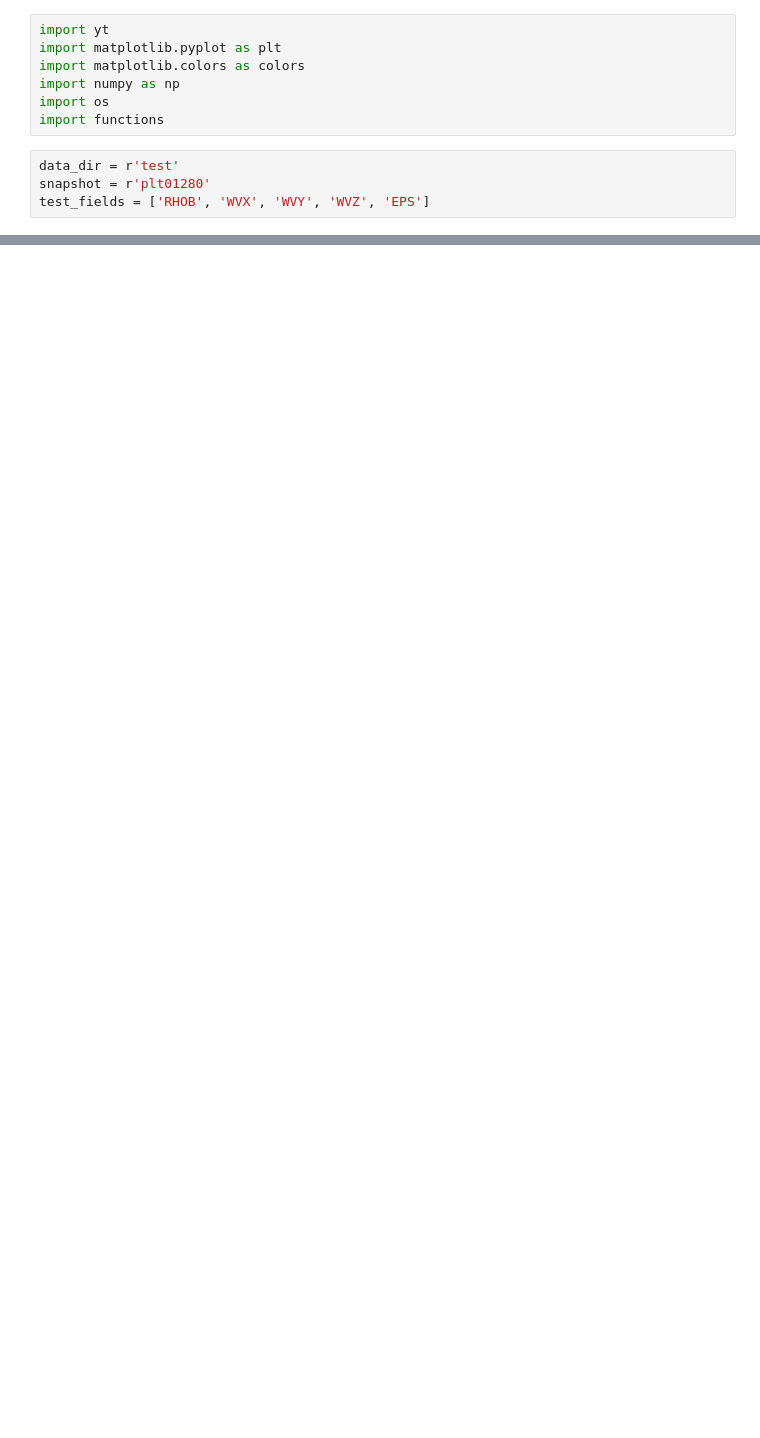
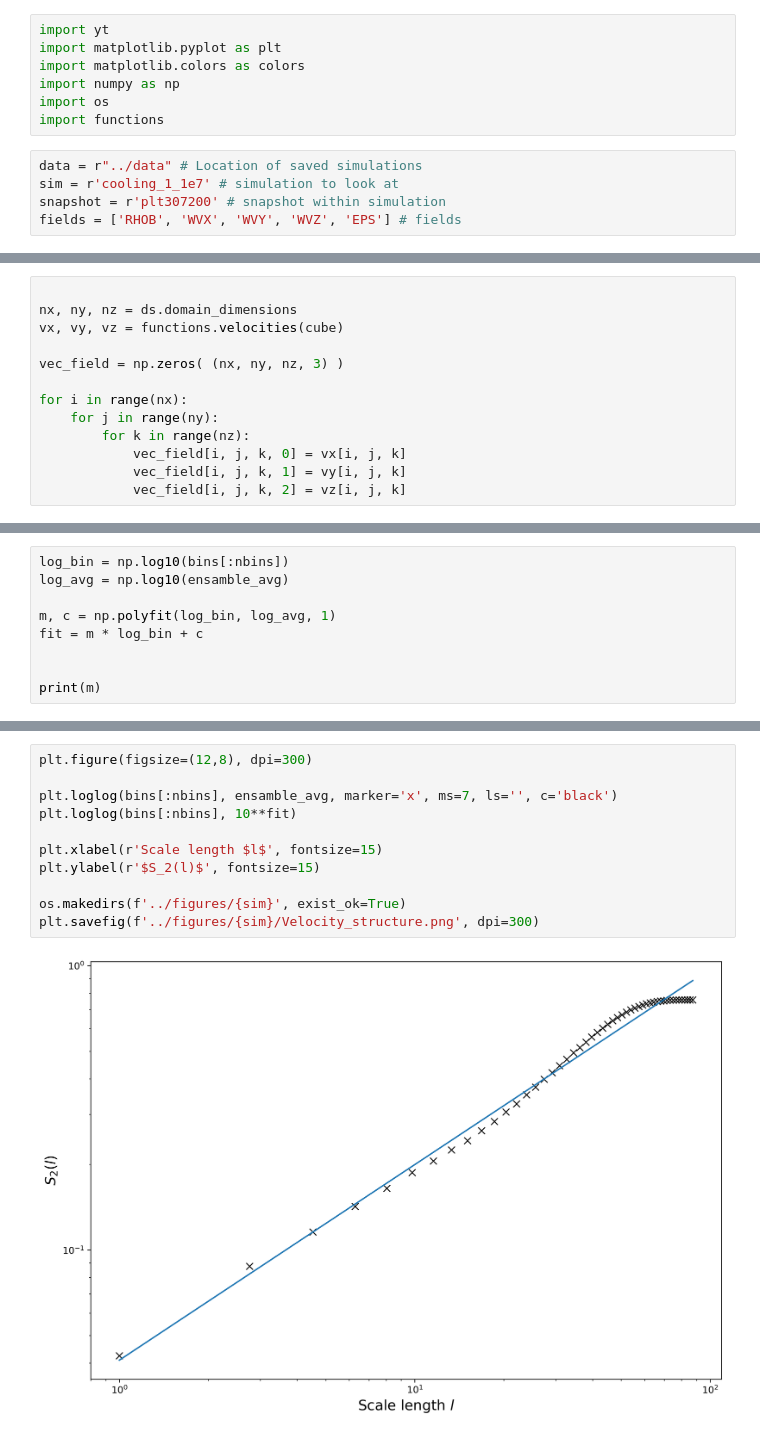
Before and after one commit to Anur-R/RMHD-Odin, a Jupyter notebook: Analysis.ipynb, the cells around one changed output, grey strips where cells are left out. Drawn from its saved outputs; the diff is of its cells as text; blank space fills up the shorter version.

Commit message:
Added velocity structure analysis

```diff
--- a/Analysis.ipynb
+++ b/Analysis.ipynb
@@ -6,7 +6,8 @@ import numpy as np
 import os
 import functions
 # %%
-data_dir = r'test'
-snapshot = r'plt01280'
-test_fields = ['RHOB', 'WVX', 'WVY', 'WVZ', 'EPS']
+data = r"../data" # Location of saved simulations
+sim = r'cooling_1_1e7' # simulation to look at
+snapshot = r'plt307200' # snapshot within simulation
+fields = ['RHOB', 'WVX', 'WVY', 'WVZ', 'EPS'] # fields
 # %%
@@ -109,0 +110,13 @@ yt : [INFO     ] 2024-07-10 15:17:23,740 Parameters: domain_right_edge         =
+# %%
+
+nx, ny, nz = ds.domain_dimensions
+vx, vy, vz = functions.velocities(cube)
+
+vec_field = np.zeros( (nx, ny, nz, 3) )
+
+for i in range(nx):
+    for j in range(ny):
+        for k in range(nz):
+            vec_field[i, j, k, 0] = vx[i, j, k]
+            vec_field[i, j, k, 1] = vy[i, j, k]
+            vec_field[i, j, k, 2] = vz[i, j, k]
@@ -109,0 +165,9 @@ yt : [INFO     ] 2024-07-10 15:17:23,740 Parameters: domain_right_edge         =
+# %%
+log_bin = np.log10(bins[:nbins])
+log_avg = np.log10(ensamble_avg)
+
+m, c = np.polyfit(log_bin, log_avg, 1)
+fit = m * log_bin + c
+
+
+print(m)
@@ -109,0 +176,13 @@ yt : [INFO     ] 2024-07-10 15:17:23,740 Parameters: domain_right_edge         =
+# %%
+plt.figure(figsize=(12,8), dpi=300)
+
+plt.loglog(bins[:nbins], ensamble_avg, marker='x', ms=7, ls='', c='black')
+plt.loglog(bins[:nbins], 10**fit)
+
+plt.xlabel(r'Scale length $l$', fontsize=15)
+plt.ylabel(r'$S_2(l)$', fontsize=15)
+
+os.makedirs(f'../figures/{sim}', exist_ok=True)
+plt.savefig(f'../figures/{sim}/Velocity_structure.png', dpi=300)
+# %% [output]
+[figure, added]
```
Also changed, not shown: parts of 6 cells of this notebook, 2 other files.
